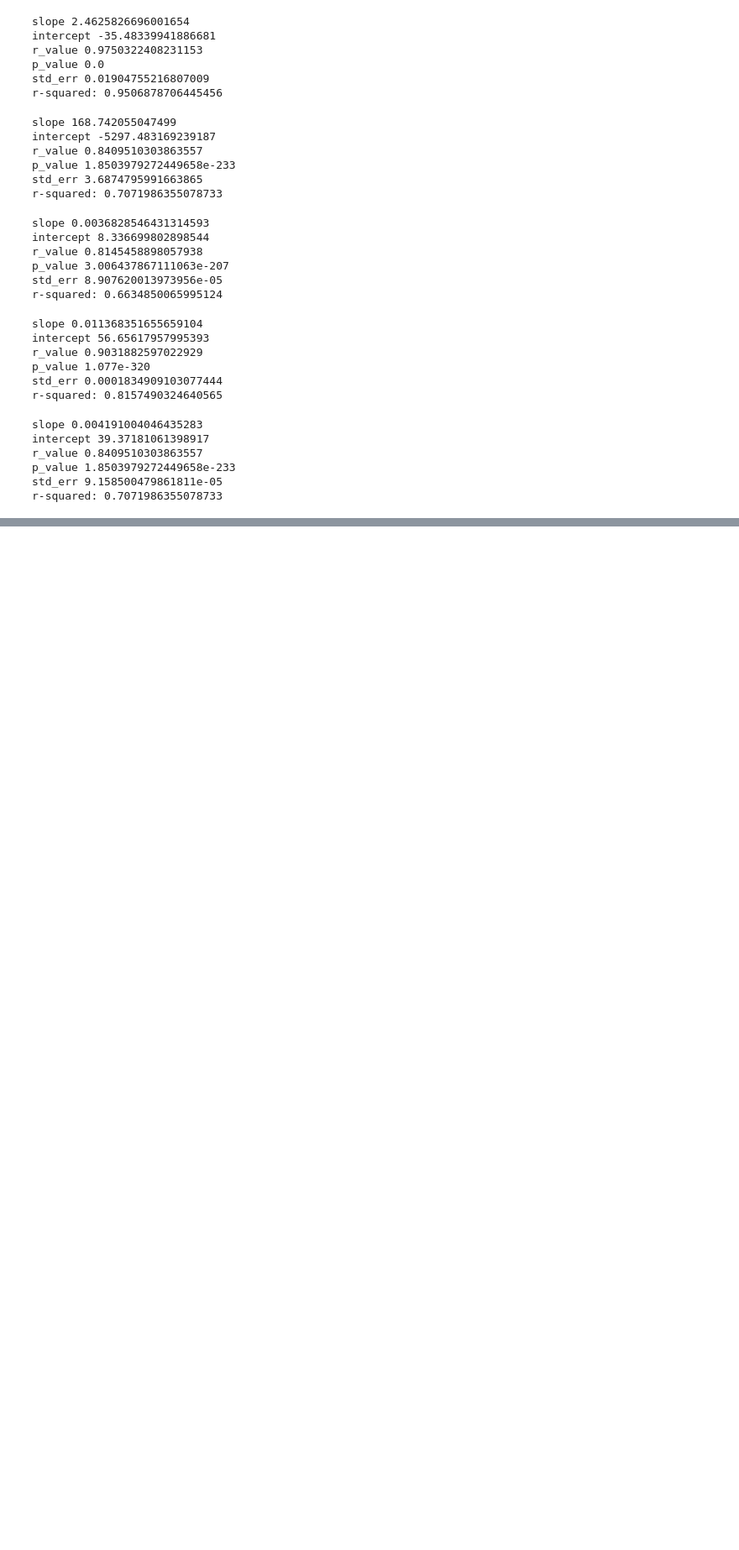
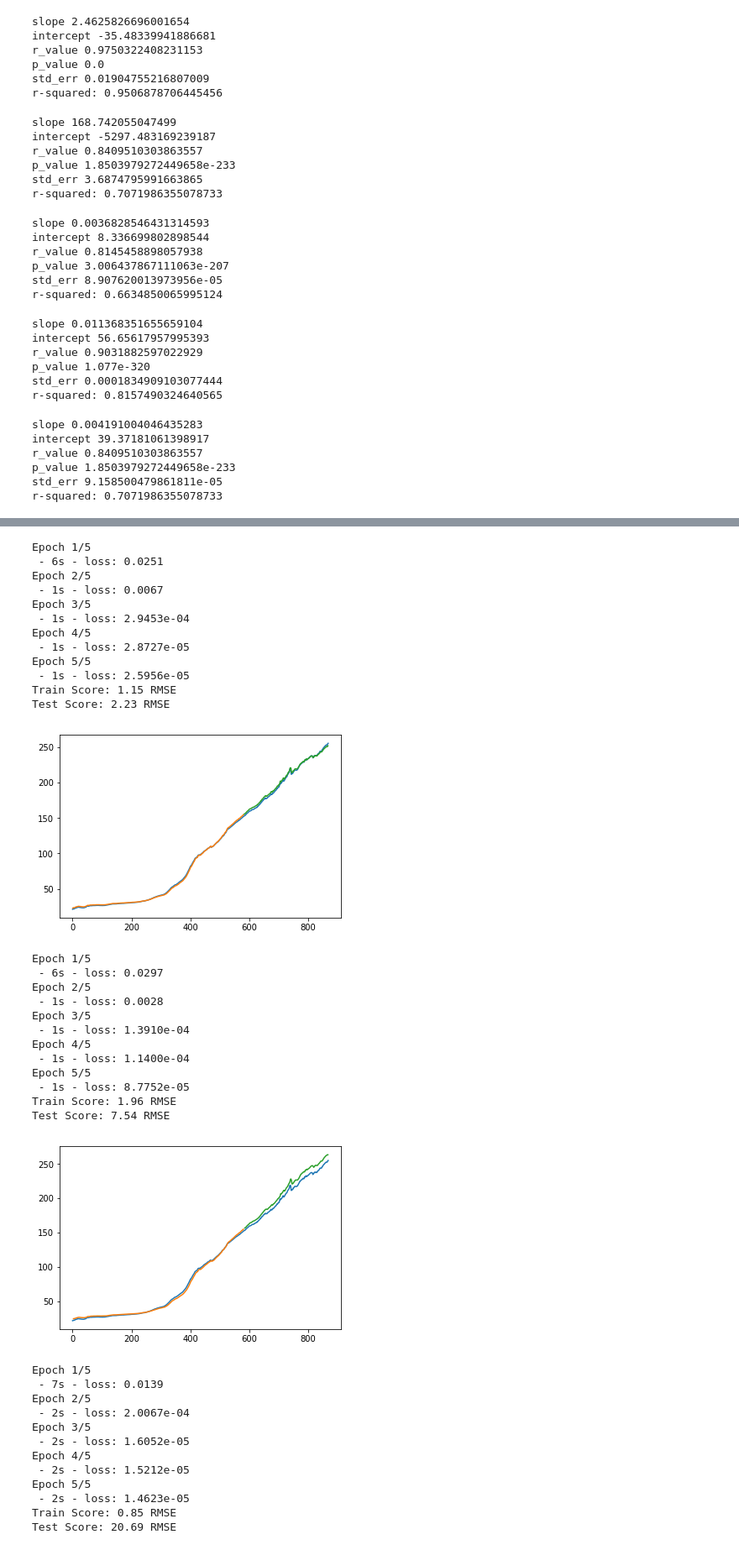
Before and after one commit to YMandCL/Industrial-Production-Exploratory, a Jupyter notebook: Industrial Production Exploratory.ipynb, the cells around one changed output, grey strips where cells are left out. Shown at 84% size. Drawn from its saved outputs; the diff is of its cells as text; code cells hidden in the pictures; blank space fills up the shorter version.

```diff
--- a/Industrial Production Exploratory.ipynb
+++ b/Industrial Production Exploratory.ipynb
@@ -673,0 +1043,71 @@ r-squared: 0.7071986355078733
+# %%
+# LSTM Network for Regression
+do_lstm_model(df = econ,
+              ts = 'CPI',
+              look_back = 1,
+              epochs = 5)
+
+# LSTM for Regression Using the Window Method
+do_lstm_model(df = econ,
+              ts = 'CPI',
+              look_back = 3,
+              epochs = 5)
+
+# LSTM for Regression with Time Steps
+do_lstm_model(df = econ,
+              ts = 'CPI',
+              look_back = 3,
+              epochs = 5,
+              type_ = 'regression with time steps')
+
+# LSTM with Memory Between Batches
+#do_lstm_model(df = econ,
+                #ts = 'Prod',
+                #look_back = 3,
+                #epochs = 5,
+                #type_ = 'memory between batches')
+
+#  Stacked LSTMs with Memory Between Batches
+#do_lstm_model(df = econ,
+                #ts = 'Prod',
+               #look_back = 3,
+                #epochs = 5)
+# %% [output]
+Epoch 1/5
+ - 6s - loss: 0.0251
+Epoch 2/5
+ - 1s - loss: 0.0067
+Epoch 3/5
+ - 1s - loss: 2.9453e-04
+Epoch 4/5
+ - 1s - loss: 2.8727e-05
+Epoch 5/5
+ - 1s - loss: 2.5956e-05
+Train Score: 1.15 RMSE
+Test Score: 2.23 RMSE
+[figure, added]
+Epoch 1/5
+ - 6s - loss: 0.0297
+Epoch 2/5
+ - 1s - loss: 0.0028
+Epoch 3/5
+ - 1s - loss: 1.3910e-04
+Epoch 4/5
+ - 1s - loss: 1.1400e-04
+Epoch 5/5
+ - 1s - loss: 8.7752e-05
+Train Score: 1.96 RMSE
+Test Score: 7.54 RMSE
+[figure, added]
+Epoch 1/5
+ - 7s - loss: 0.0139
+Epoch 2/5
+ - 2s - loss: 2.0067e-04
+Epoch 3/5
+ - 2s - loss: 1.6052e-05
+Epoch 4/5
+ - 2s - loss: 1.5212e-05
+Epoch 5/5
+ - 2s - loss: 1.4623e-05
+Train Score: 0.85 RMSE
+Test Score: 20.69 RMSE
```
Also changed, not shown: parts of 44 cells of this notebook.
